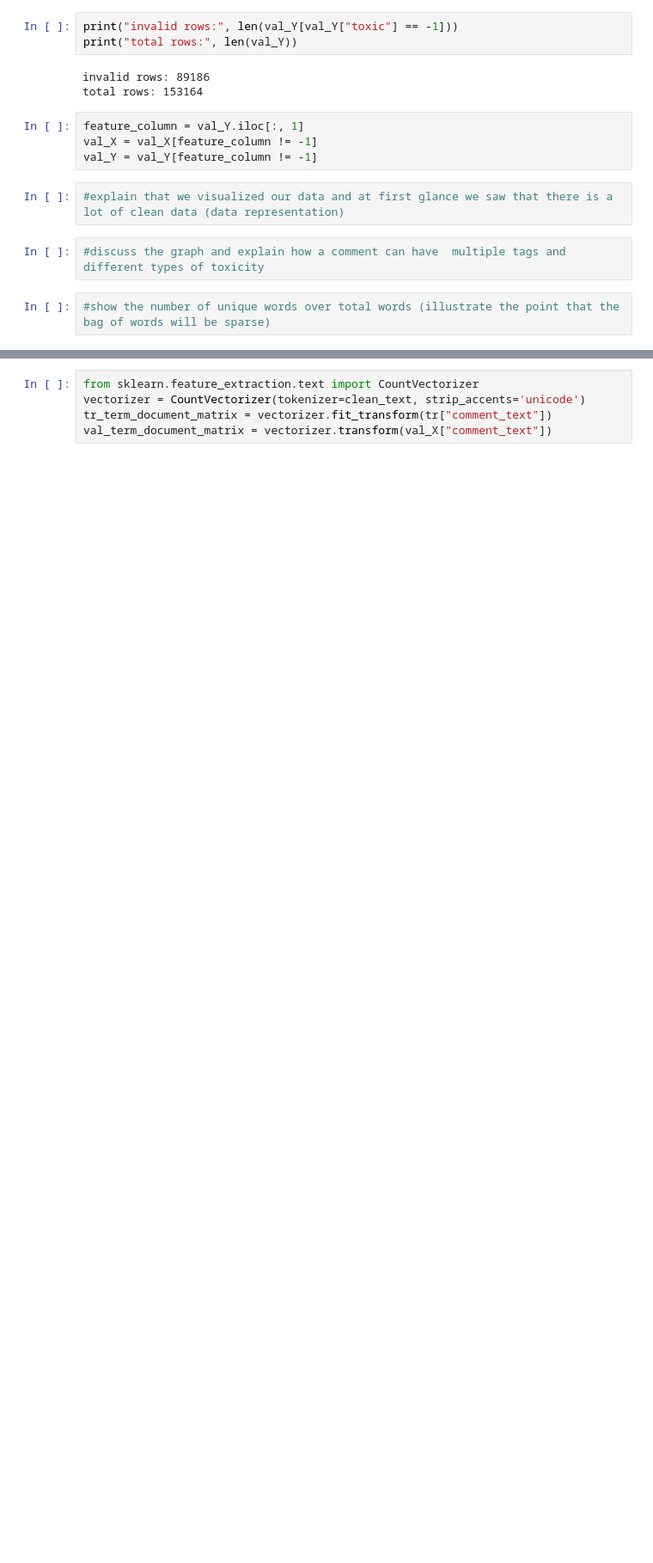
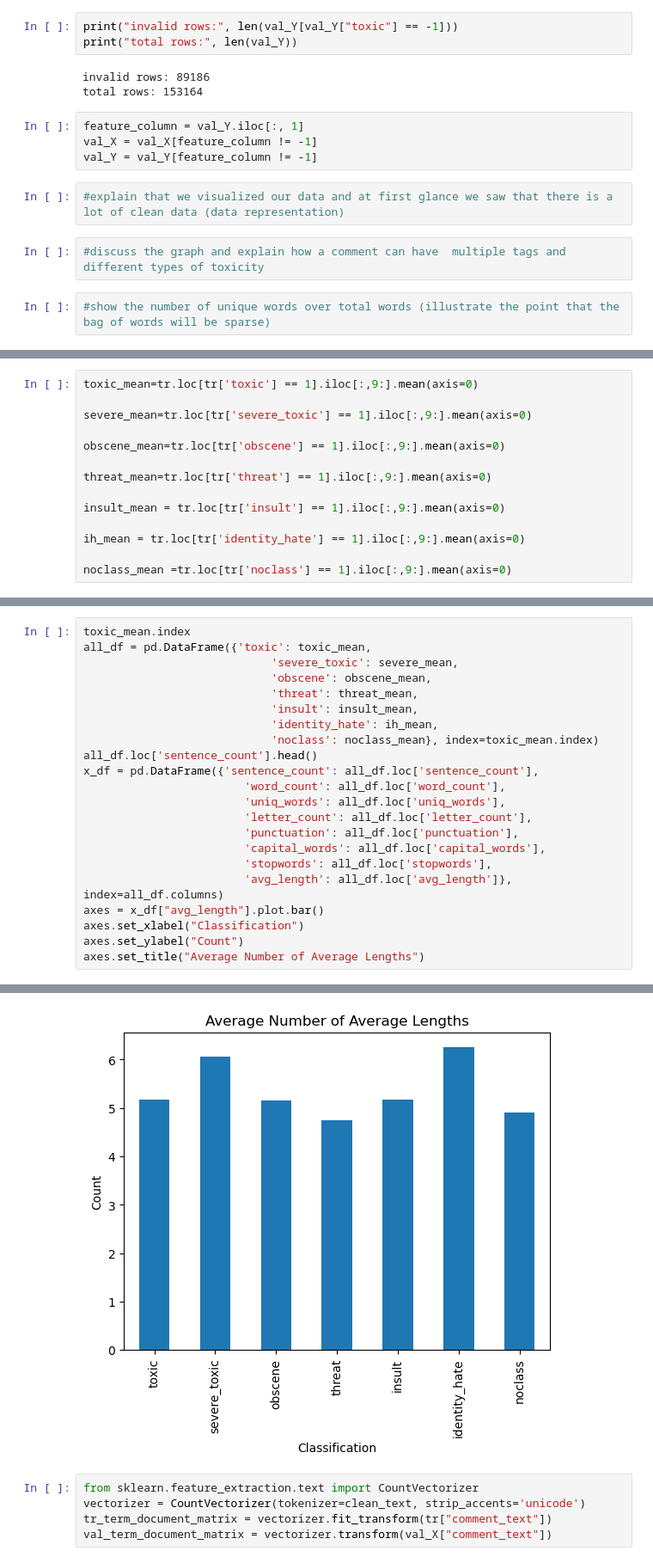
Before and after one commit to jacobseunglee/toxic-comment-classification, a Jupyter notebook: submission.ipynb, the cells around one changed output, grey strips where cells are left out. Shown at 86% size. Cells and saved outputs as stored; diff of their text form; blank space fills up the shorter version.

Commit message:
create extra features and train model with bag of words

```diff
--- a/submission.ipynb
+++ b/submission.ipynb
@@ -132,0 +185,14 @@ val_Y = val_Y[feature_column != -1]
+# %%
+toxic_mean=tr.loc[tr['toxic'] == 1].iloc[:,9:].mean(axis=0)
+
+severe_mean=tr.loc[tr['severe_toxic'] == 1].iloc[:,9:].mean(axis=0)
+
+obscene_mean=tr.loc[tr['obscene'] == 1].iloc[:,9:].mean(axis=0)
+
+threat_mean=tr.loc[tr['threat'] == 1].iloc[:,9:].mean(axis=0)
+
+insult_mean = tr.loc[tr['insult'] == 1].iloc[:,9:].mean(axis=0)
+
+ih_mean = tr.loc[tr['identity_hate'] == 1].iloc[:,9:].mean(axis=0)
+
+noclass_mean =tr.loc[tr['noclass'] == 1].iloc[:,9:].mean(axis=0)
@@ -132,0 +202,23 @@ val_Y = val_Y[feature_column != -1]
+# %%
+toxic_mean.index
+all_df = pd.DataFrame({'toxic': toxic_mean,
+                            'severe_toxic': severe_mean,
+                            'obscene': obscene_mean,
+                            'threat': threat_mean,
+                            'insult': insult_mean,
+                            'identity_hate': ih_mean,
+                            'noclass': noclass_mean}, index=toxic_mean.index)
+all_df.loc['sentence_count'].head()
+x_df = pd.DataFrame({'sentence_count': all_df.loc['sentence_count'],
+                        'word_count': all_df.loc['word_count'],
+                        'uniq_words': all_df.loc['uniq_words'],
+                        'letter_count': all_df.loc['letter_count'],
+                        'punctuation': all_df.loc['punctuation'],
+                        'capital_words': all_df.loc['capital_words'],
+                        'stopwords': all_df.loc['stopwords'],
+                        'avg_length': all_df.loc['avg_length']}, index=all_df.columns)
+axes = x_df["avg_length"].plot.bar()
+axes.set_xlabel("Classification")
+axes.set_ylabel("Count")
+axes.set_title("Average Number of Average Lengths")
+# %% [output]
@@ -133,3 +226,4 @@ val_Y = val_Y[feature_column != -1]
+[figure, added]
 # %%
 from sklearn.feature_extraction.text import CountVectorizer
 vectorizer = CountVectorizer(tokenizer=clean_text, strip_accents='unicode')
```
Also changed, not shown: parts of 15 cells of this notebook.
